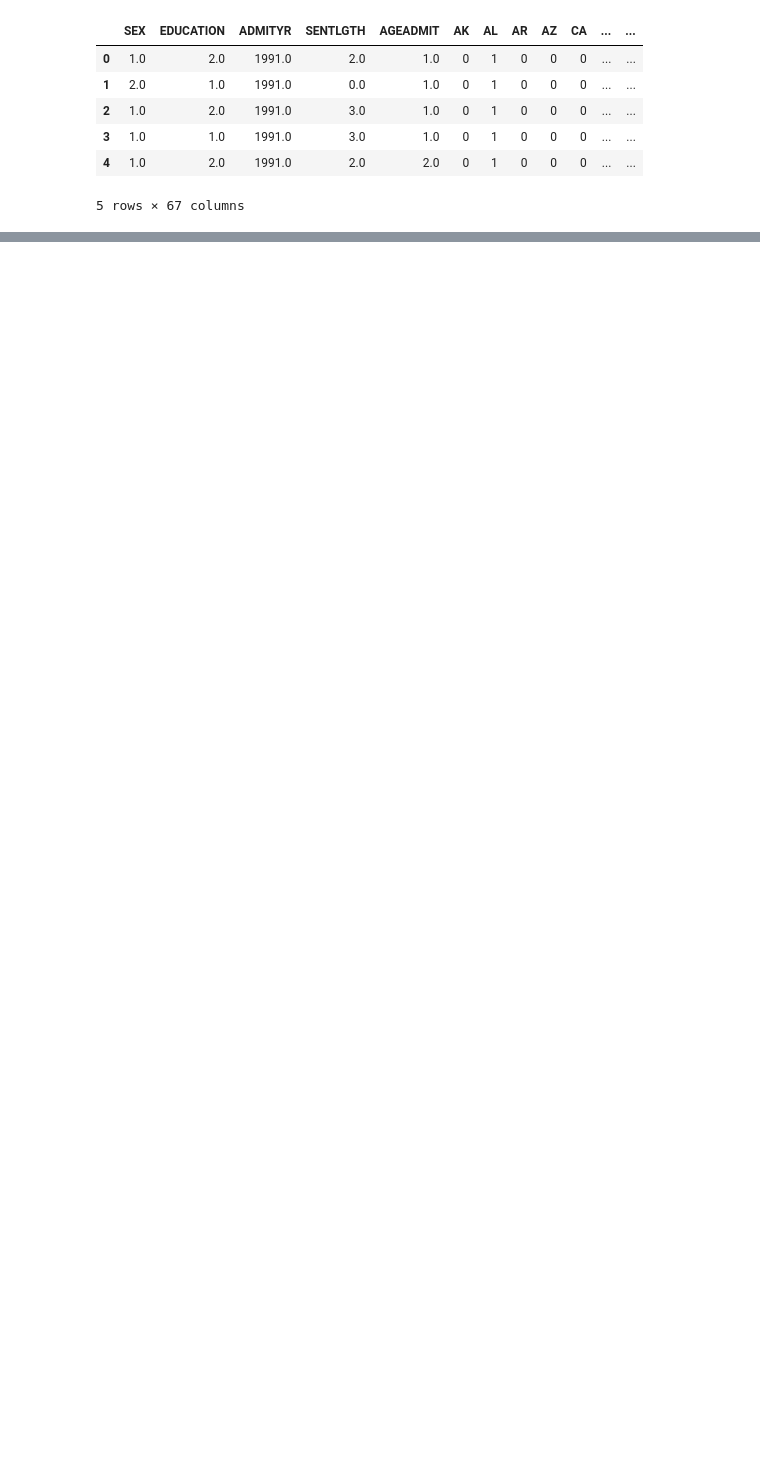
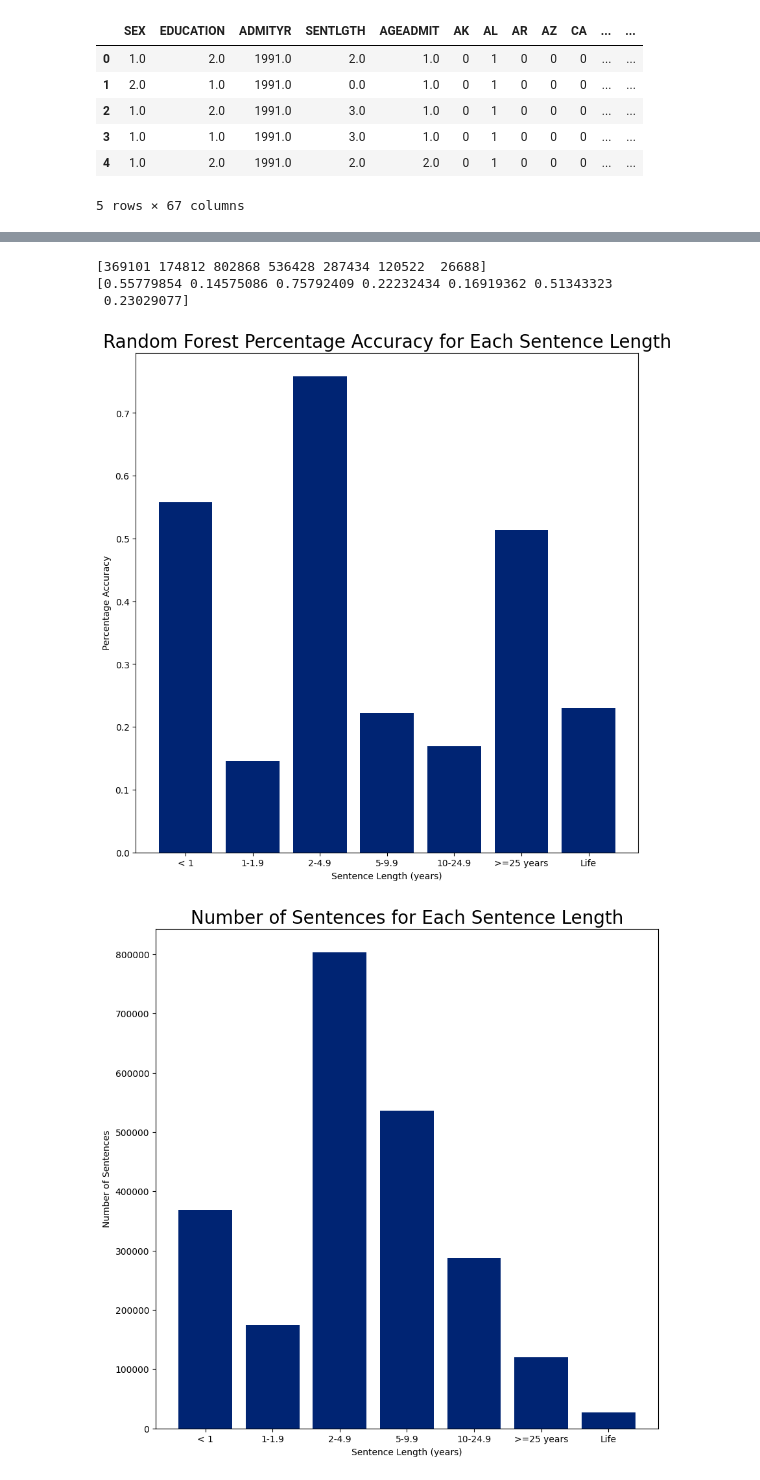
Before and after one commit to paritashahh/CorrectionalAnalysis, a Jupyter notebook: prisonAdmissionsModelTraining.ipynb, the cells around one changed output, grey strips where cells are left out. Saved outputs shown, nothing was run; the diff lists cells and outputs as text; code cells hidden in the pictures; blank space fills up the shorter version.

```diff
--- a/prisonAdmissionsModelTraining.ipynb
+++ b/prisonAdmissionsModelTraining.ipynb
@@ -50,0 +114,33 @@ Mean Absolute Error: 0.8782435233071211
+# %%
+# based on the confusion matrix, determine the percentage accuracy for each sentence length
+
+# get the total number of sentences for each sentence length
+total_sent = np.sum(ncf_mat, axis=1)
+print(total_sent)
+correct_pred = np.diagonal(ncf_mat)
+accuracy = np.divide(correct_pred, total_sent)
+print(accuracy)
+
+# plot the percentage accuracy for each sentence length
+fig, ax = plt.subplots(figsize=(10,10))
+ax.bar(labels, accuracy, color='#002473')
+ax.set_xlabel('Sentence Length (years)')
+ax.set_ylabel('Percentage Accuracy')
+ax.set_title('Random Forest Percentage Accuracy for Each Sentence Length', fontsize=20)
+
+plt.savefig('prisonAdmissionsPercentageAccuracy.png', dpi=300, bbox_inches='tight')
+
+# plot the number of sentences for each sentence length
+fig, ax = plt.subplots(figsize=(10,10))
+ax.bar(labels, total_sent, color='#002473')
+ax.set_xlabel('Sentence Length (years)')
+ax.set_ylabel('Number of Sentences')
+ax.set_title('Number of Sentences for Each Sentence Length', fontsize=20)
+
+plt.savefig('prisonAdmissionsNumberSentences.png', dpi=300, bbox_inches='tight')
+# %% [output]
+[369101 174812 802868 536428 287434 120522  26688]
+[0.55779854 0.14575086 0.75792409 0.22232434 0.16919362 0.51343323
+ 0.23029077]
+[figure, added]
+[figure, added]
```
Also changed, not shown: parts of 8 cells of this notebook.
